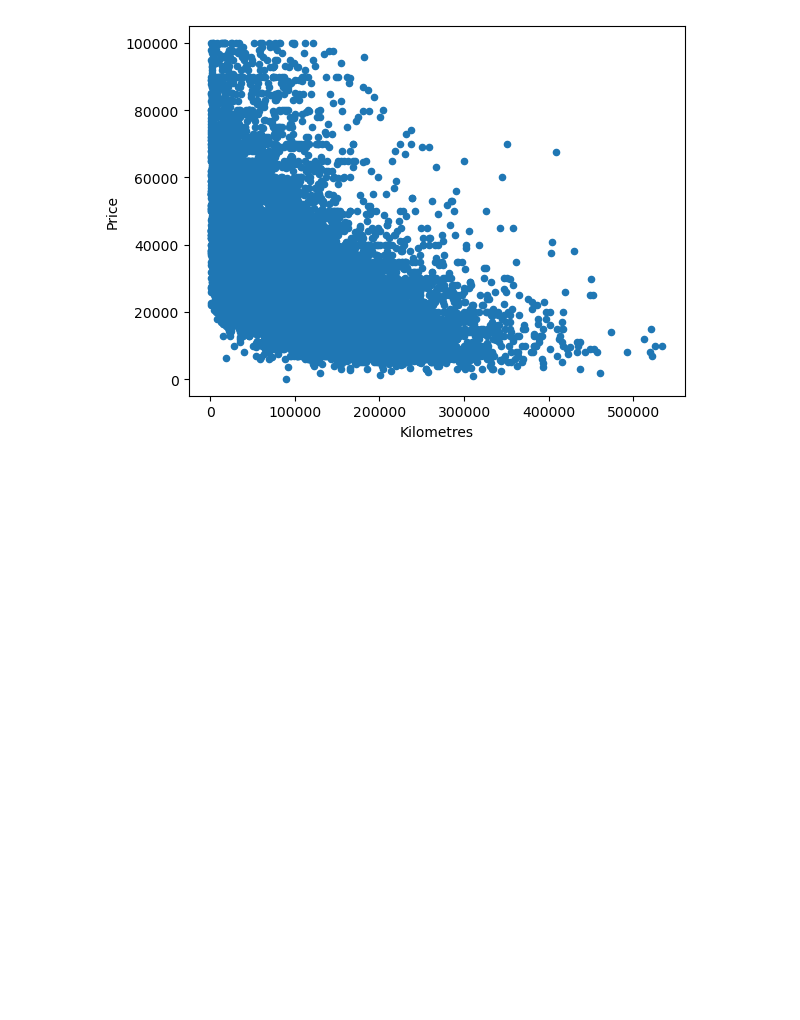
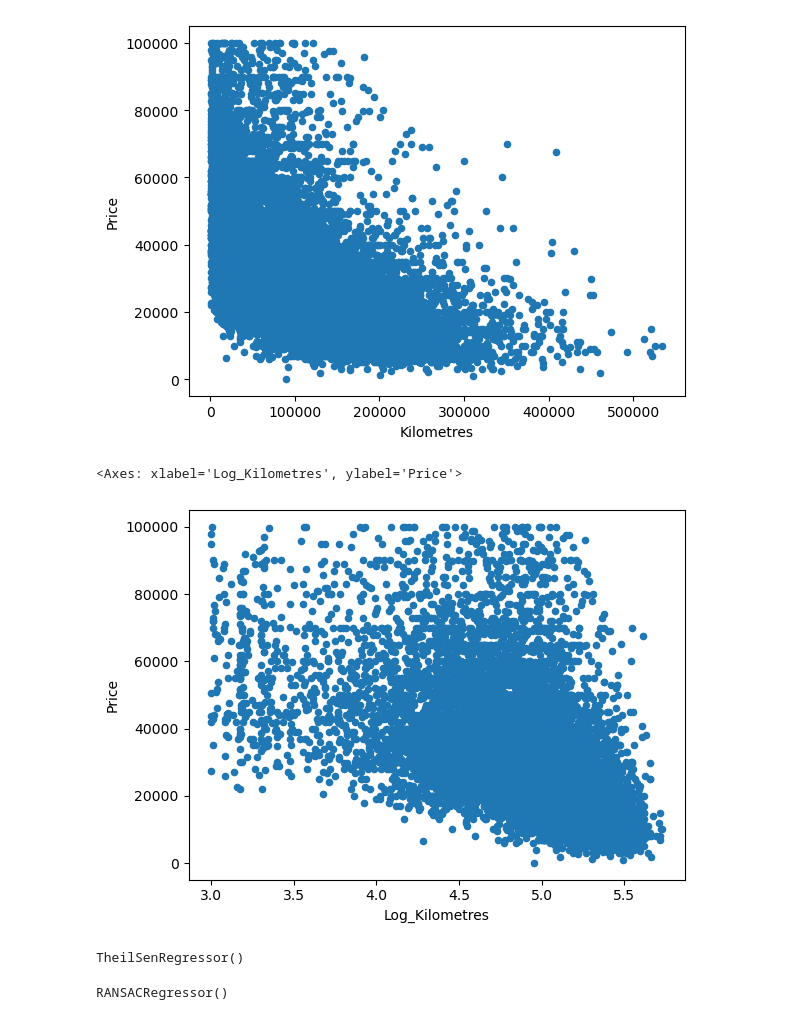
Before and after one commit to pnnhat/comp2200lecture2, a Jupyter notebook: Vehicle price predictor.ipynb, the cells around one changed output. Cells and saved outputs as stored; diff of their text form; code cells hidden in the pictures; blank space fills up the shorter version.

```diff
--- a/Vehicle price predictor.ipynb
+++ b/Vehicle price predictor.ipynb
@@ -18,3 +21,11 @@ cars.plot.scatter(x = 'Kilometres', y='Price')
 # %% [output]
 <Axes: xlabel='Kilometres', ylabel='Price'>
 [figure]
+# %%
+# Feature engineering
+cars['Log_Kilometres'] = cars.Kilometres.map(math.log10)
+# %%
+cars.plot.scatter(x = 'Log_Kilometres', y='Price')
+# %% [output]
+<Axes: xlabel='Log_Kilometres', ylabel='Price'>
+[figure, added]
@@ -20,0 +40,8 @@ cars.plot.scatter(x = 'Kilometres', y='Price')
+# %%
+ts.fit(train[['Log_Kilometres']], train['Price'])
+# %% [output]
+TheilSenRegressor()
+# %%
+ransac.fit(train[['Log_Kilometres']], train['Price'])
+# %% [output]
+RANSACRegressor()
```
Also changed, not shown: parts of 9 cells of this notebook.
